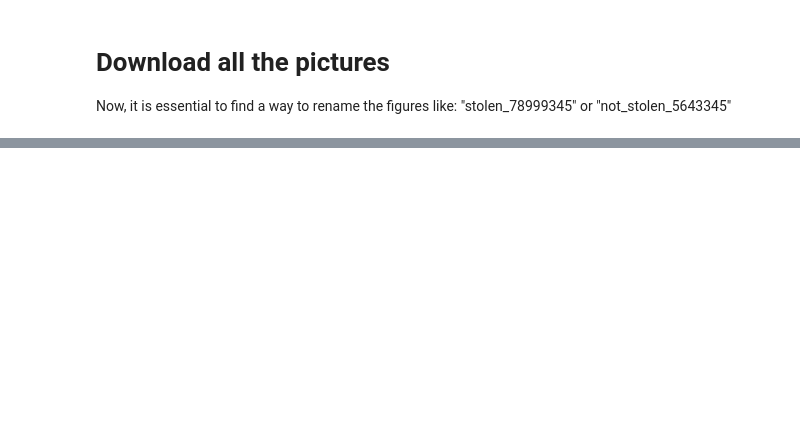
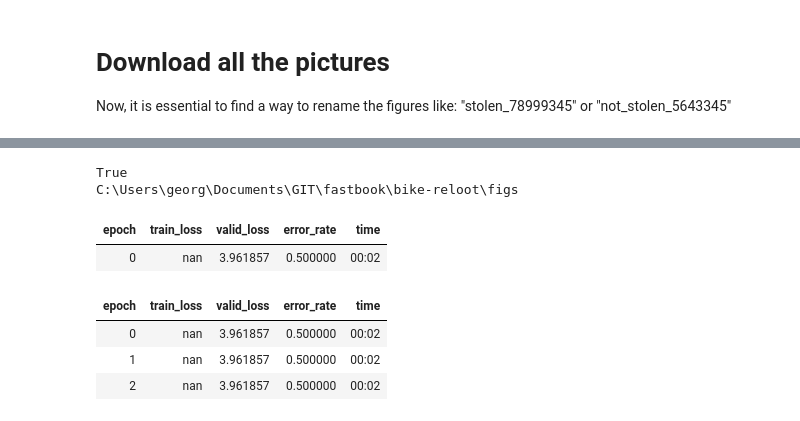
Before and after one commit to georghoeller/fastbook, a Jupyter notebook: bike-reloot/willhaben-bike-figs.ipynb, the cells around one changed output, grey strips where cells are left out. Drawn from its saved outputs; the diff is of its cells as text; code cells hidden in the pictures; blank space fills up the shorter version.

```diff
--- a/bike-reloot/willhaben-bike-figs.ipynb
+++ b/bike-reloot/willhaben-bike-figs.ipynb
@@ -184,0 +268,26 @@ C:\Users\georg\Documents\GIT\fastbook\bike-reloot\figs\stolen_769424965.png
+# %%
+from fastai.vision.all import *
+
+def is_stolen(x): return x.startswith('stolen')
+
+print(is_stolen("stolen_asdf"))
+
+path = Path("figs").absolute()
+
+print(path)
+
+dls = ImageDataLoaders.from_name_func(
+    path, get_image_files(path), valid_pct=0.2, seed=42,
+    label_func=is_stolen, item_tfms=Resize(224))
+dls
+learn = vision_learner(dls, resnet34, metrics=error_rate)
+learn.fine_tune(3)
+# %% [output]
+True
+C:\Users\georg\Documents\GIT\fastbook\bike-reloot\figs
+| epoch | train_loss | valid_loss | error_rate | time |
+| 0 | nan | 3.961857 | 0.500000 | 00:02 |
+| epoch | train_loss | valid_loss | error_rate | time |
+| 0 | nan | 3.961857 | 0.500000 | 00:02 |
+| 1 | nan | 3.961857 | 0.500000 | 00:02 |
+| 2 | nan | 3.961857 | 0.500000 | 00:02 |
```
Also changed, not shown: parts of 10 cells of this notebook, 54 other files.
